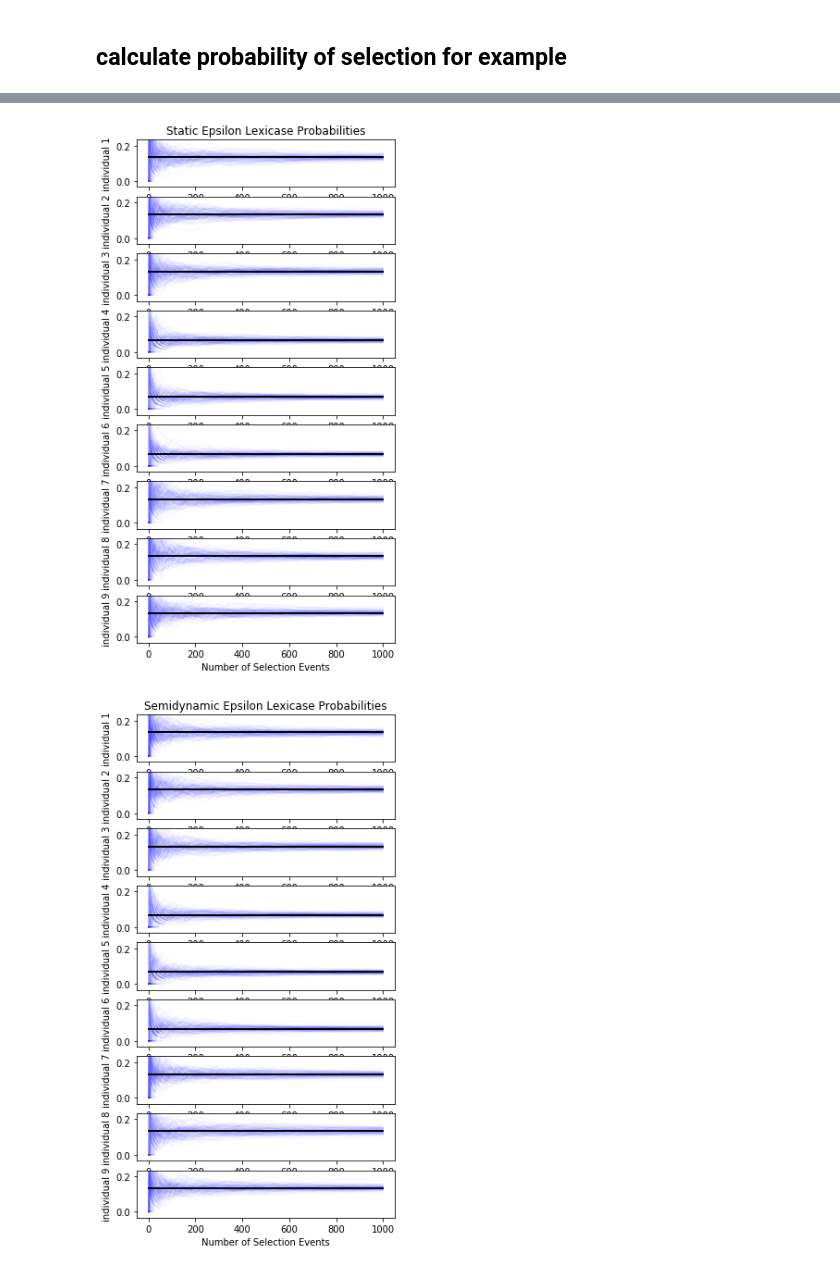
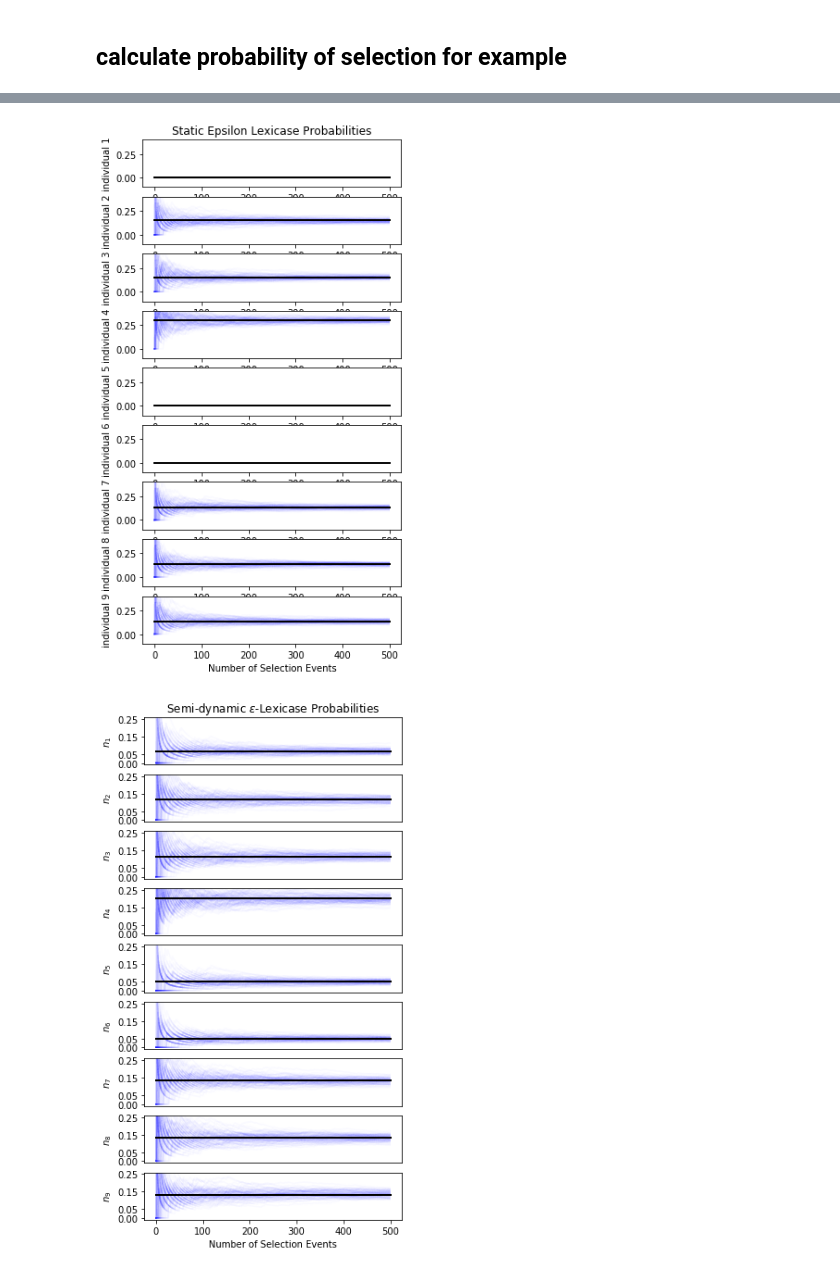
Before and after one commit to fagan2888/lexicase_probability_analysis, a Jupyter notebook: selection_probability_analysis.ipynb, the cells around one changed output, grey strips where cells are left out. Drawn from its saved outputs; the diff is of its cells as text; code cells hidden in the pictures.

```diff
--- a/selection_probability_analysis.ipynb
+++ b/selection_probability_analysis.ipynb
@@ -353,7 +353,7 @@ for i,(p,p2) in enumerate(zip(pop,N2)):
     Psel_eplex_semi.append(ep_lex_prob(pop,T,p,get_eps(pop)))
 #     print('n_'+str(i+1),':')
     if i == 7:
-        Psel_eplex_dyn.append(ep_lex_prob(pop,T,p,get_eps(pop),dynamic=True,printing=True))
+        Psel_eplex_dyn.append(ep_lex_prob(pop,T,p,get_eps(pop),dynamic=True,printing=False))
     else:
         Psel_eplex_dyn.append(ep_lex_prob(pop,T,p,get_eps(pop),dynamic=True))
 #     print('\n')
@@ -381,7 +381,8 @@ plt.rcParams['figure.figsize'] = (10.0, 10.0)
 # plt.bar(np.arange(len(Psel_eplex_semi))+0.15,Psel_eplex_semi,width=0.15,align='center',label='Semi-dynamic $\epsilon$ Lexicase')
 # plt.bar(np.arange(len(Psel_eplex_dyn))+.3,Psel_eplex_dyn,width=0.15,align='center',label='Dynamic $\epsilon$ Lexicase')
 n = np.arange(len(Psel_lex))+1
-s = np.argsort(Psel_eplex_dyn)
+s = np.arange(len(Psel_lex))
+# s = np.argsort(Psel_eplex_dyn)
 plt.plot(n,np.array(Psel_t)[s],'-o',label='Tournament',markersize=20,markeredgecolor='k')#,markerfacecolor="none")
 plt.plot(n,np.array(Psel_lex)[s],'--s',label='Lexicase',markersize=20,markeredgecolor='k')#,markerfacecolor="none")
 plt.plot(n,np.array(Psel_eplex_static)[s],'-.^',label='static $\epsilon$ Lexicase',markersize=20,markeredgecolor='k')#,markerfacecolor="none")
@@ -502,10 +503,10 @@ for i in range(P):
 # pop[3].fit = np.array([0, 2, 5, 5])
 # pop[4].fit = np.array([0, 3, 5, 2])
 # my example
-pop[0].fit = np.array([0.0, 1.1, 2.2, 1, 7])
-pop[1].fit = np.array([0.1, 1.2, 2.0, 0, 8])
-pop[2].fit = np.array([0.2, 1.0, 2.1, 2, 6])
-pop[3].fit = np.array([1.0, 2.1, 0.2, 3, 5])
+pop[0].fit = np.array([0.0, 1.1, 2.2, 3, 5])
+pop[1].fit = np.array([0.1, 1.2, 2.0, 2, 6])
+pop[2].fit = np.array([0.2, 1.0, 2.1, 1, 7])
+pop[3].fit = np.array([1.0, 2.1, 0.2, 0, 8])
 pop[4].fit = np.array([1.1, 2.2, 0.0, 4, 4])
 pop[5].fit = np.array([1.2, 2.0, 0.1, 5, 3])
 pop[6].fit = np.array([2.0, 0.1, 1.2, 6, 2])
@@ -547,7 +548,7 @@ h5,ax5 = plt.subplots(P,figsize=(5,20))
 its = 100
 al = 2/its
 for n in tqdm(np.arange(its)):
-    num_selections = 1000
+    num_selections = 500
 
     P_lex_est = np.zeros((num_selections,P))
     P_tourn_est = np.zeros((num_selections,P))
@@ -599,10 +600,14 @@ for n in tqdm(np.arange(its)):
 
         ax2[i].plot(np.arange(P_tourn_est.shape[0]),P_tourn_est[:,i],'b',alpha=al)
         ax2[i].plot((0,num_selections),(P_tourn[i],P_tourn[i]),'k')
-        ax2[i].set_ylabel('individual '+str(i+1))
-        ax2[i].set_xlabel('Number of Selection Events')
-        ax2[i].set_ylim(-0.1,1.1)
+        ax2[i].set_ylabel('$n_'+str(i+1)+'$')
+#         ax4[i].set_ylim(-0.1+np.min(P_eplex_semi),np.max(P_eplex_semi)+.1)
+        ax2[i].set_ylim(-0.01,.26)
+        ax2[i].set_yticks((0.0,0.05,0.15,0.25))
+        if i != P_tourn_est.shape[1]-1:
+            ax2[i].get_xaxis().set_visible(False)
 
+    ax2[-1].set_xlabel('Number of Selection Events')
     ax2[0].set_title('Tournament Probabilities')
     plt.tight_layout()
 
@@ -612,7 +617,7 @@ for n in tqdm(np.arange(its)):
         ax3[i].plot(np.arange(P_eplex_static_est.shape[0]),P_eplex_static_est[:,i],'b',alpha=al)
         ax3[i].plot((0,num_selections),(P_eplex_static[i],P_eplex_static[i]),'k')
         ax3[i].set_ylabel('individual '+str(i+1))
-        ax3[i].set_ylim(-0.1+np.min(P_eplex),np.max(P_eplex)+.1)
+        ax3[i].set_ylim(-0.1+np.min(P_eplex_static),np.max(P_eplex_static)+.1)
 
     ax3[-1].set_xlabel('Number of Selection Events')
     ax3[0].set_title('Static Epsilon Lexicase Probabilities')
@@ -623,11 +628,16 @@ for n in tqdm(np.arange(its)):
 
         ax4[i].plot(np.arange(P_eplex_semi_est.shape[0]),P_eplex_semi_est[:,i],'b',alpha=al)
         ax4[i].plot((0,num_selections),(P_eplex_semi[i],P_eplex_semi[i]),'k')
-        ax4[i].set_ylabel('individual '+str(i+1))
-        ax4[i].set_ylim(-0.1+np.min(P_eplex_semi),np.max(P_eplex_semi)+.1)
+        ax4[i].set_ylabel('$n_'+str(i+1)+'$')
+#         ax4[i].set_ylim(-0.1+np.min(P_eplex_semi),np.max(P_eplex_semi)+.1)
+        ax4[i].set_ylim(-0.01,.26)
+        ax4[i].set_yticks((0.0,0.05,0.15,0.25))
+        if i != P_eplex_semi_est.shape[1]-1:
+            ax4[i].get_xaxis().set_visible(False)
+
 
     ax4[-1].set_xlabel('Number of Selection Events')
-    ax4[0].set_title('Semidynamic Epsilon Lexicase Probabilities')
+    ax4[0].set_title('Semi-dynamic $\epsilon$-Lexicase Probabilities')
     plt.tight_layout()
 
     # Dynamic Epsilon lexicase
@@ -643,12 +653,10 @@ for n in tqdm(np.arange(its)):
     plt.tight_layout()
 
 
-# # print results
-# print('final estimates')
-# print('Sel','|','Actual','|','Estimate',sep='\n')
-# print('tourn','|',P_tourn,'|',P_tourn_est[-1],sep='\n')
-# print('lex','|',P_lex,'|',P_lex_est[-1],sep='\n')
-# print('ep-lex','|',P_eplex,'|',P_eplex_est[-1],sep='\n')
+# print results
+
+
+
 h.savefig('lexicase_probability_convergence_' + str(num_selections) + 'selections.pdf')
 h2.savefig('tournament_probability_convergence_' + str(num_selections) + 'selections.pdf')
 h3.savefig('eplex_static_probability_convergence_' + str(num_selections) + 'selections.pdf')
@@ -676,3 +684,3 @@ plt.show()
 [figure]
-[figure, old version]
+[figure, new version]
-[figure, old version]
+[figure, new version]
```
Also changed, not shown: parts of 3 cells of this notebook, 1 other file.
